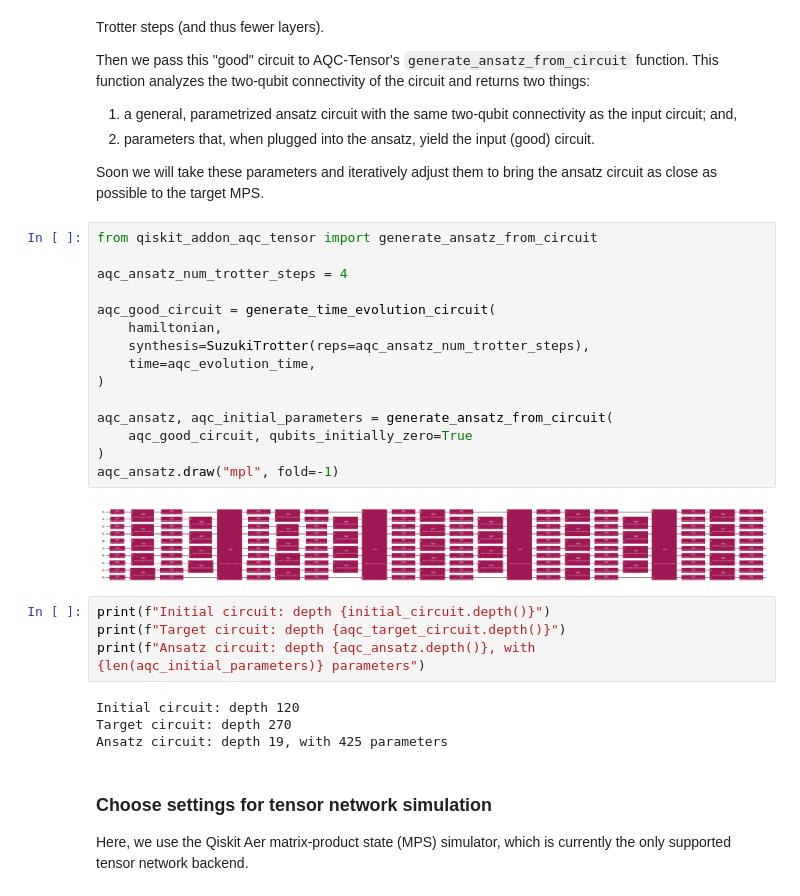
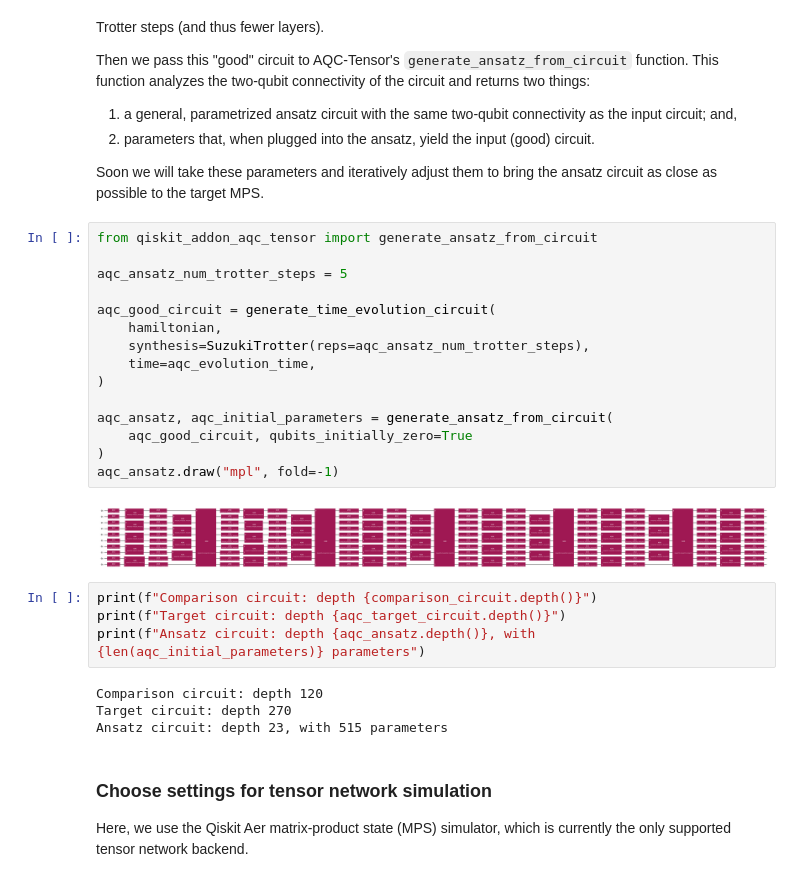
Before and after one commit to kevinsung/qiskit-addon-aqc-tensor, a Jupyter notebook: docs/tutorials/01_initial_state_aqc.ipynb, the cells around one changed output. Saved outputs shown, nothing was run; the diff lists cells and outputs as text.

Commit message:
More documentation updates (#22)
* Fix sphinx rendering of ansatz generation docstring

* "initial circuit" -> "comparison circuit"

```diff
--- a/docs/tutorials/01_initial_state_aqc.ipynb
+++ b/docs/tutorials/01_initial_state_aqc.ipynb
@@ -121,28 +121,28 @@ Soon we will take these parameters and iteratively adjust them to bring the ansa
 # %%
 from qiskit_addon_aqc_tensor import generate_ansatz_from_circuit
 
-aqc_ansatz_num_trotter_steps = 4
+aqc_ansatz_num_trotter_steps = 5
 
 aqc_good_circuit = generate_time_evolution_circuit(
     hamiltonian,
     synthesis=SuzukiTrotter(reps=aqc_ansatz_num_trotter_steps),
     time=aqc_evolution_time,
 )
 
 aqc_ansatz, aqc_initial_parameters = generate_ansatz_from_circuit(
     aqc_good_circuit, qubits_initially_zero=True
 )
 aqc_ansatz.draw("mpl", fold=-1)
 # %% [output]
-[figure, old version]
+[figure, new version]
 # %%
-print(f"Initial circuit: depth {initial_circuit.depth()}")
+print(f"Comparison circuit: depth {comparison_circuit.depth()}")
 print(f"Target circuit: depth {aqc_target_circuit.depth()}")
 print(f"Ansatz circuit: depth {aqc_ansatz.depth()}, with {len(aqc_initial_parameters)} parameters")
 # %% [output]
-Initial circuit: depth 120
+Comparison circuit: depth 120
 Target circuit: depth 270
-Ansatz circuit: depth 19, with 425 parameters
+Ansatz circuit: depth 23, with 515 parameters
 # %% [markdown]
 ### Choose settings for tensor network simulation
 
```
Also changed, not shown: parts of 9 cells of this notebook, 1 other file.
